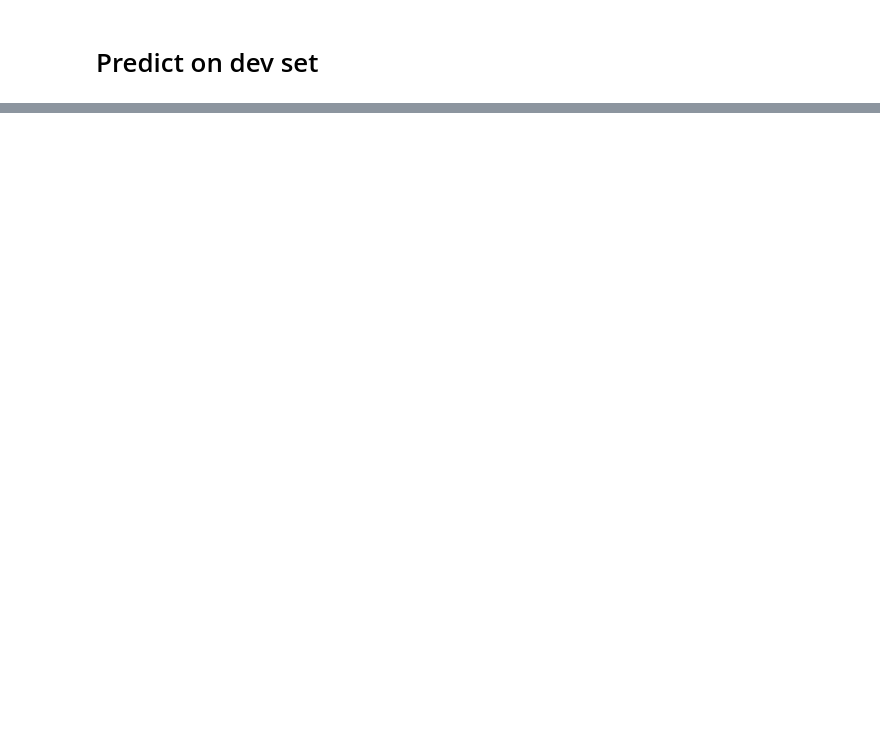
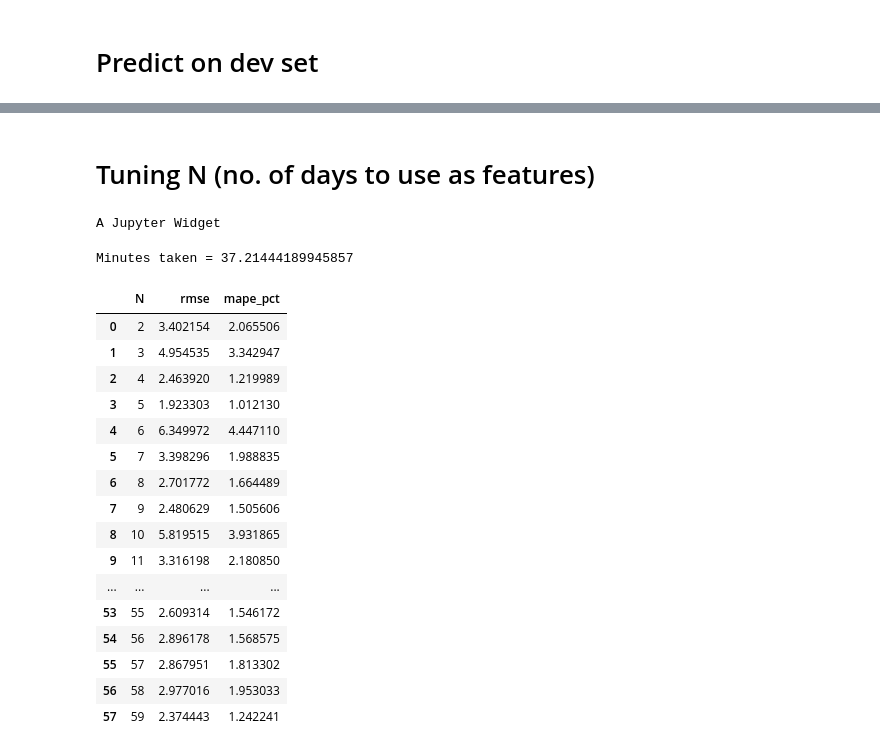
Before and after one commit to NGYB/Stocks, a Jupyter notebook: StockPricePrediction/StockPricePrediction_v4_lstm.ipynb, the cells around one changed output, grey strips where cells are left out. Saved outputs shown, nothing was run; the diff lists cells and outputs as text; code cells hidden in the pictures; blank space fills up the shorter version.

```diff
--- a/StockPricePrediction/StockPricePrediction_v4_lstm.ipynb
+++ b/StockPricePrediction/StockPricePrediction_v4_lstm.ipynb
@@ -194,0 +317,57 @@ ax.set_ylabel("USD")
+# %% [markdown]
+# Tuning N (no. of days to use as features)
+# %%
+param_label = 'N'
+param_list = range(2, 60)
+
+error_rate = {param_label: [], 'rmse': [], 'mape_pct': []}
+tic = time.time()
+for param in tqdm_notebook(param_list):
+
+    # Split train into x and y
+    x_train_scaled, y_train_scaled = get_x_y(train_scaled, param, param)
+
+    # Split cv into x and y
+    x_cv_scaled, y_cv_scaled = get_x_y(train_cv_scaled, param, num_train)
+
+    # Train, predict and eval model
+    rmse, mape, _ = train_pred_eval_model(x_train_scaled, \
+                                          y_train_scaled, \
+                                          x_cv_scaled, \
+                                          y_cv_scaled, \
+                                          scaler, \
+                                          lstm_units=lstm_units, \
+                                          dropout_prob=dropout_prob, \
+                                          optimizer='adam', \
+                                          epochs=epochs, \
+                                          batch_size=batch_size)
+
+    # Collect results
+    error_rate[param_label].append(param)
+    error_rate['rmse'].append(rmse)
+    error_rate['mape_pct'].append(mape)
+
+error_rate = pd.DataFrame(error_rate)
+toc = time.time()
+print("Minutes taken = " + str((toc-tic)/60.0))
+error_rate
+# %% [output]
+A Jupyter Widget
+Minutes taken = 37.21444189945857
+|  | N | rmse | mape_pct |
+| 0 | 2 | 3.402154 | 2.065506 |
+| 1 | 3 | 4.954535 | 3.342947 |
+| 2 | 4 | 2.463920 | 1.219989 |
+| 3 | 5 | 1.923303 | 1.012130 |
+| 4 | 6 | 6.349972 | 4.447110 |
+| 5 | 7 | 3.398296 | 1.988835 |
+| 6 | 8 | 2.701772 | 1.664489 |
+| 7 | 9 | 2.480629 | 1.505606 |
+| 8 | 10 | 5.819515 | 3.931865 |
+| 9 | 11 | 3.316198 | 2.180850 |
+| ... | ... | ... | ... |
+| 53 | 55 | 2.609314 | 1.546172 |
+| 54 | 56 | 2.896178 | 1.568575 |
+| 55 | 57 | 2.867951 | 1.813302 |
+| 56 | 58 | 2.977016 | 1.953033 |
+| 57 | 59 | 2.374443 | 1.242241 |
```
Also changed, not shown: parts of 36 cells of this notebook, 1 other file.
